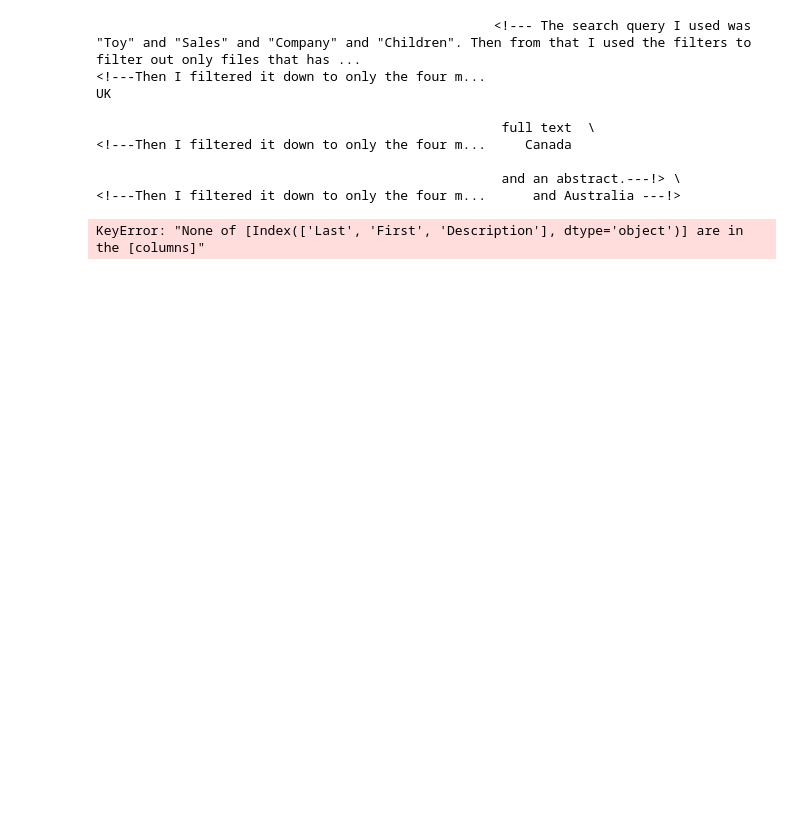
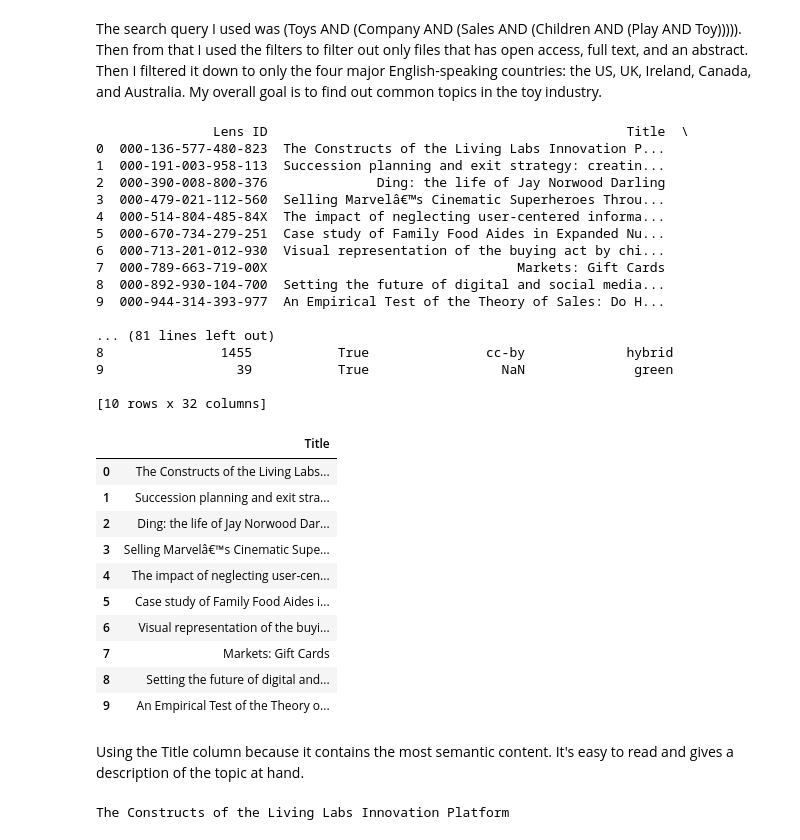
Before and after one commit to Sigurd-RW/lis4693, a Jupyter notebook: lab5/Lab5.ipynb, the cells around one changed output. Drawn from its saved outputs; the diff is of its cells as text; code cells hidden in the pictures; blank space fills up the shorter version.

```diff
--- a/lab5/Lab5.ipynb
+++ b/lab5/Lab5.ipynb
@@ -41,37 +41,63 @@ import pyLDAvis.gensim_models
 pyLDAvis.enable_notebook()
 # %%
 import requests
-import pandas as pd
 import io
 
-url = "https://raw.githubusercontent.com/Sigurd-RW/lis4693/3a068103a6d70e175b83e7478a9a4ca382522dfa/lab5/lens-export-toy.csv"
+url = "https://raw.githubusercontent.com/Sigurd-RW/lis4693/refs/heads/main/lab5/toy%20lens-export.csv"
 
 response = requests.get(url)
 response.raise_for_status()
 
 text = response.text
+# %% [markdown]
+The search query I used was (Toys AND (Company AND (Sales AND (Children AND (Play AND Toy))))). Then from that I used the filters to filter out only files that has open access, full text, and an abstract. Then I filtered it down to only the four major English-speaking countries: the US, UK, Ireland, Canada, and Australia. My overall goal is to find out common topics in the toy industry.
 # %%
 import pandas as pd
+import warnings
+warnings.filterwarnings("ignore")
 
 df = pd.read_csv(io.StringIO(text), on_bad_lines='skip')
-print(df.head())
+print(df.head(10))
 # %% [output]
-                                                   <!--- The search query I used was "Toy" and "Sales" and "Company" and "Children". Then from that I used the filters to filter out only files that has ...
-<!---Then I filtered it down to only the four m...                                                 UK
+               Lens ID                                              Title  \
+0  000-136-577-480-823  The Constructs of the Living Labs Innovation P...
+1  000-191-003-958-113  Succession planning and exit strategy: creatin...
+2  000-390-008-800-376              Ding: the life of Jay Norwood Darling
+3  000-479-021-112-560  Selling Marvelâ€™s Cinematic Superheroes Throu...
+4  000-514-804-485-84X  The impact of neglecting user-centered informa...
+5  000-670-734-279-251  Case study of Family Food Aides in Expanded Nu...
+6  000-713-201-012-930  Visual representation of the buying act by chi...
+7  000-789-663-719-00X                                Markets: Gift Cards
+8  000-892-930-104-700  Setting the future of digital and social media...
+9  000-944-314-393-977  An Empirical Test of the Theory of Sales: Do H...
 
-                                                    full text  \
-<!---Then I filtered it down to only the four m...     Canada
+... (81 lines left out)
+8               1455           True               cc-by             hybrid
+9                 39           True                 NaN              green
 
-                                                    and an abstract.---!> \
-<!---Then I filtered it down to only the four m...      and Australia ---!>
+[10 rows x 32 columns]
-# %%
-df = df[["Last", "First", "Description"]]
-df
-# %% [output]
-KeyError: "None of [Index(['Last', 'First', 'Description'], dtype='object')] are in the [columns]"
+# %%
+df_text = df[["Title"]].copy()
+df_text.head(10)
+# %% [output]
+|  | Title |
+| 0 | The Constructs of the Living Labs... |
+| 1 | Succession planning and exit stra... |
+| 2 | Ding: the life of Jay Norwood Dar... |
+| 3 | Selling Marvelâ€™s Cinematic Supe... |
+| 4 | The impact of neglecting user-cen... |
+| 5 | Case study of Family Food Aides i... |
+| 6 | Visual representation of the buyi... |
+| 7 | Markets: Gift Cards |
+| 8 | Setting the future of digital and... |
+| 9 | An Empirical Test of the Theory o... |
+# %% [markdown]
+Using the Title column because it contains the most semantic content. It's easy to read and gives a description of the topic at hand.
 # %%
-docs = df.Description.tolist()
+docs = df.Title.tolist()
 print(docs[0])
+# %% [output]
+The Constructs of the Living Labs Innovation Platform
 # %%
 stop_words = stopwords.words('english')
 # %%
```
Also changed, not shown: parts of 16 cells of this notebook.
